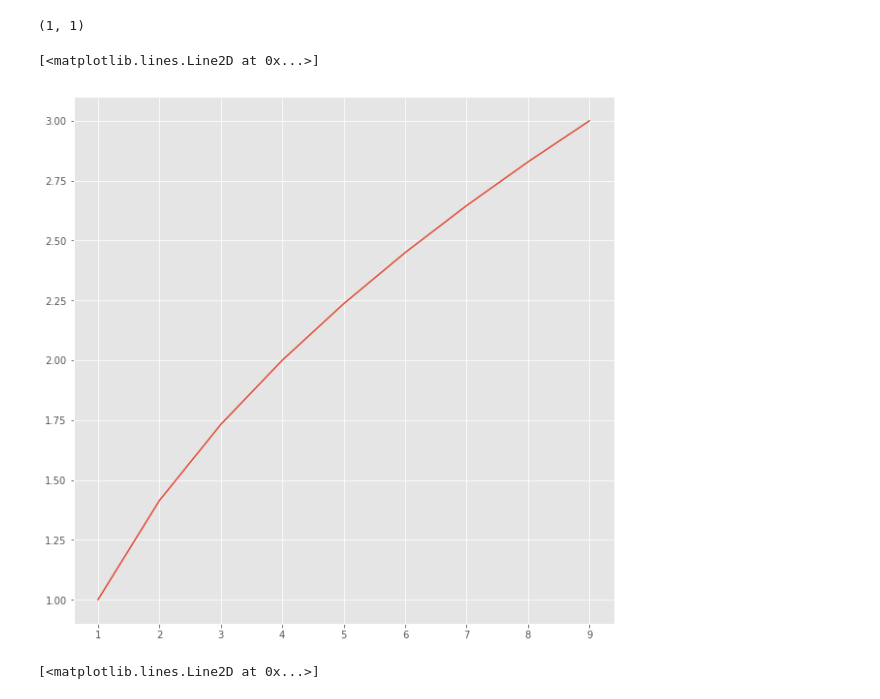
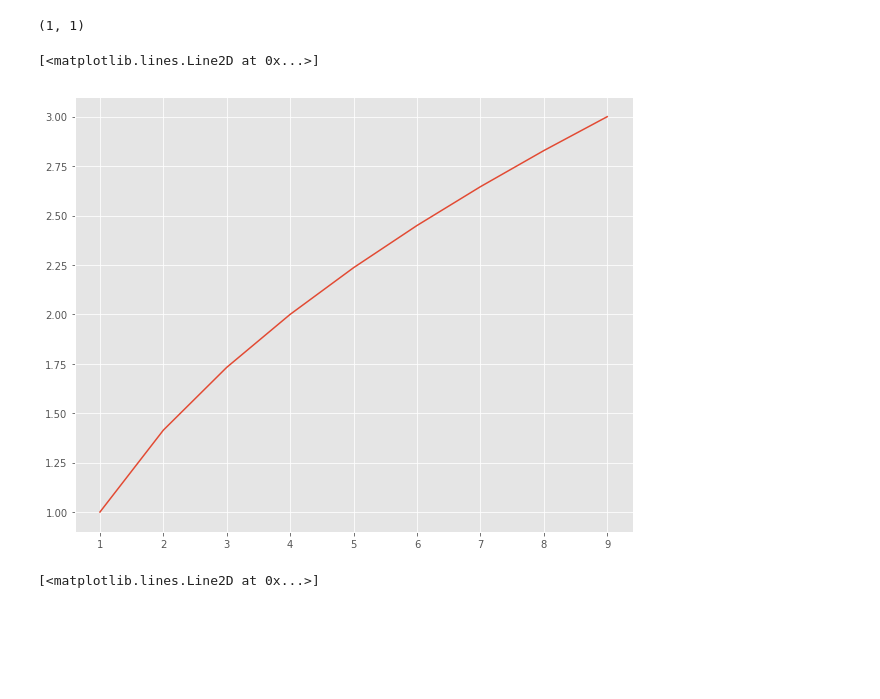
Before and after one commit to briansrebrenik/dsc-3-34-03-curse-of-dimensionality-simulation-lab-nyc-career-ds-102218, a Jupyter notebook: index.ipynb, the cells around one changed output. Cells and saved outputs as stored; diff of their text form; code cells hidden in the pictures; blank space fills up the shorter version.

```diff
--- a/index.ipynb
+++ b/index.ipynb
@@ -53,12 +53,12 @@ import matplotlib.pyplot as plt
 # %%
 import numpy as np
 # %%
-plt.figure(figsize=(9,10))
+plt.figure(figsize=(10,8))
 plt.style.use('ggplot')
 plt.plot(range(1, 10), np.sqrt(range(1, 10)))
 # %% [output]
 [<matplotlib.lines.Line2D at 0x...>]
-[figure, old version]
+[figure, new version]
 # %%
 # %% [output]
 [<matplotlib.lines.Line2D at 0x...>]
```
